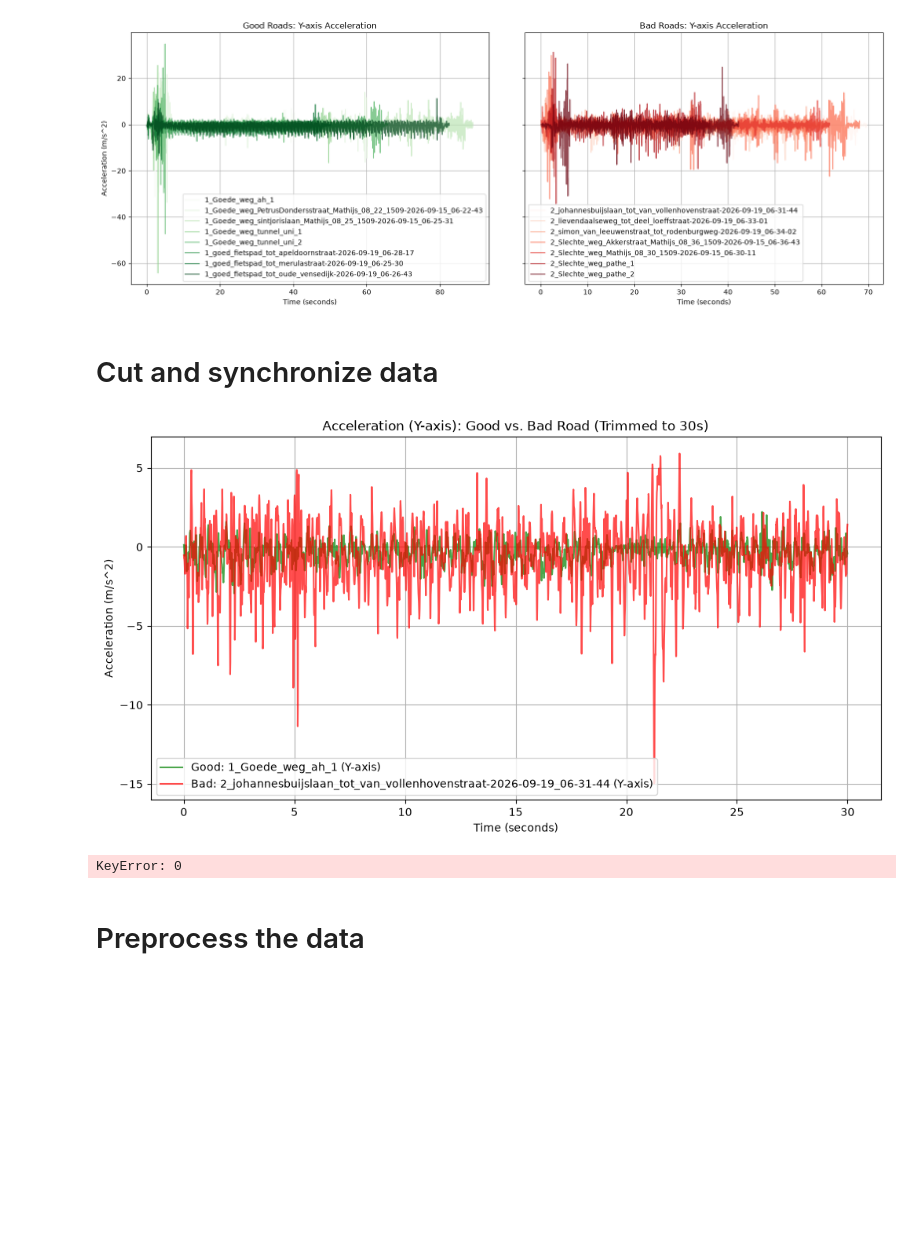
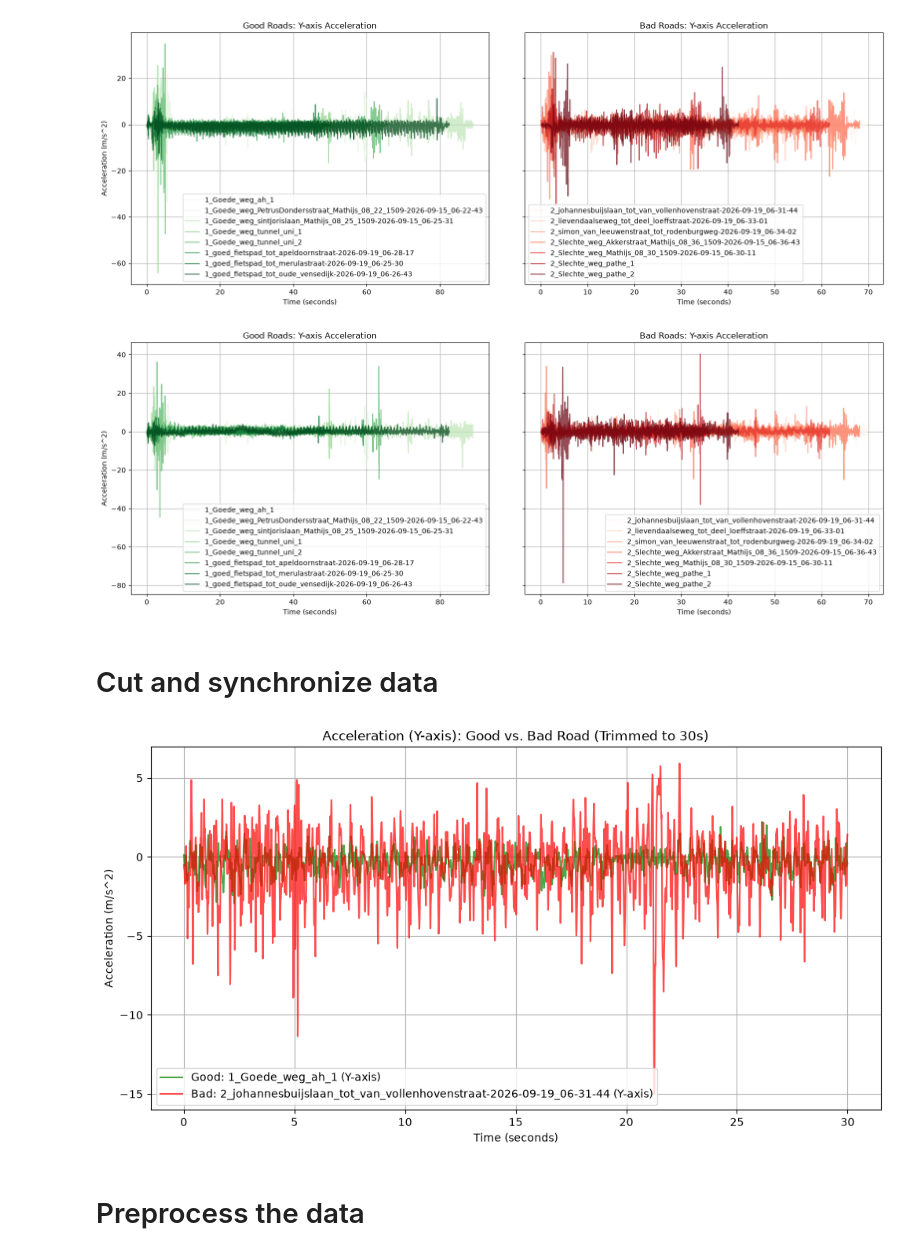
Before and after one commit to yoeri-stassen/5ARE0-cycling-assignment, a Jupyter notebook: data_preprocessing.ipynb, the cells around one changed output. Drawn from its saved outputs; the diff is of its cells as text; code cells hidden in the pictures; blank space fills up the shorter version.

Commit message:
initialize final file and clean data

```diff
--- a/data_preprocessing.ipynb
+++ b/data_preprocessing.ipynb
@@ -70,6 +70,57 @@ plt.tight_layout()
 plt.show()
 # %% [output]
 [figure]
+# %%
+# Automatically discover all good roads (starting with "1") and bad roads (starting with "2")
+good_paths = glob.glob("data/1_*/**/Accelerometer.csv", recursive=True)
+if not good_paths:
+    good_paths = glob.glob("data/1_*/Accelerometer.csv")
+
+bad_paths = glob.glob("data/2_*/**/Accelerometer.csv", recursive=True)
+if not bad_paths:
+    bad_paths = glob.glob("data/2_*/Accelerometer.csv")
+
+# Create a figure with 2 subplots side by side
+fig, (ax1, ax2) = plt.subplots(1, 2, figsize=(16, 6), sharey=True)
+
+# Generate distinct shades of green for good roads dynamically
+good_colors = plt.cm.Greens(
+    [i / max(1, len(good_paths) - 1) for i in range(len(good_paths))]
+)
+
+# Plot all good road recordings
+for path, color in zip(good_paths, good_colors):
+    df = pd.read_csv(path)
+    # Extract folder name to use as a dynamic label
+    label = path.split(os.sep)[-2]
+    ax1.plot(df['seconds_elapsed'], df['z'], label=label, color=color, alpha=0.7)
+
+ax1.set_title("Good Roads: Y-axis Acceleration")
+ax1.set_xlabel("Time (seconds)")
+ax1.set_ylabel("Acceleration (m/s^2)")
+ax1.legend()
+ax1.grid(True)
+
+# Generate distinct shades of red for bad roads dynamically
+bad_colors = plt.cm.Reds(
+    [i / max(1, len(bad_paths) - 1) for i in range(len(bad_paths))]
+)
+
+# Plot all bad road recordings
+for path, color in zip(bad_paths, bad_colors):
+    df = pd.read_csv(path)
+    label = path.split(os.sep)[-2]
+    ax2.plot(df['seconds_elapsed'], df['z'], label=label, color=color, alpha=0.7)
+
+ax2.set_title("Bad Roads: Y-axis Acceleration")
+ax2.set_xlabel("Time (seconds)")
+ax2.legend()
+ax2.grid(True)
+
+plt.tight_layout()
+plt.show()
+# %% [output]
+[figure, added]
 # %% [markdown]
 # Cut and synchronize data
 # %%
@@ -125,7 +176,6 @@ plt.grid(True)
 plt.show()
 # %% [output]
 [figure]
-KeyError: 0
 # %% [markdown]
 # Preprocess the data
 # %%
```
Also changed, not shown: parts of 1 cell of this notebook, 7 other files.
